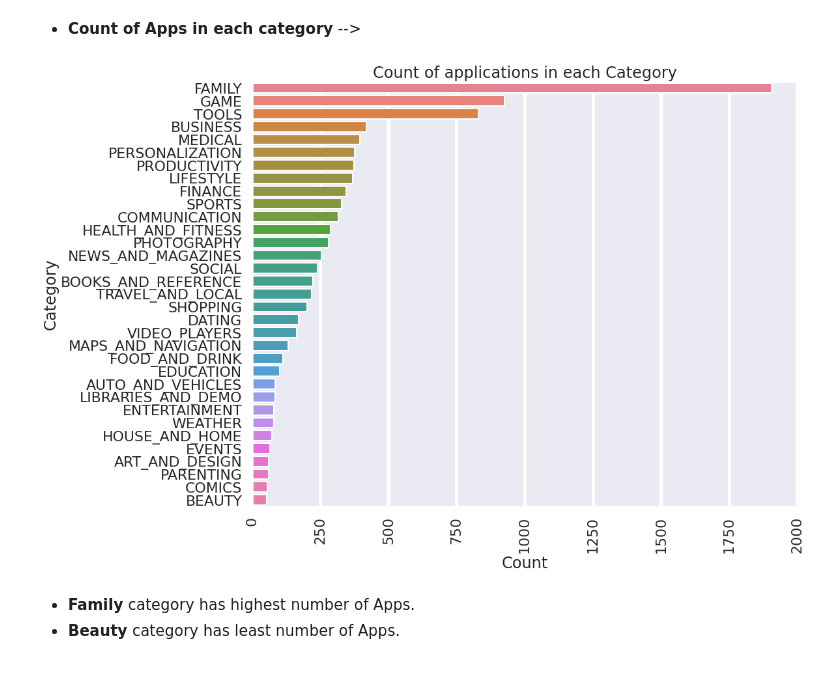
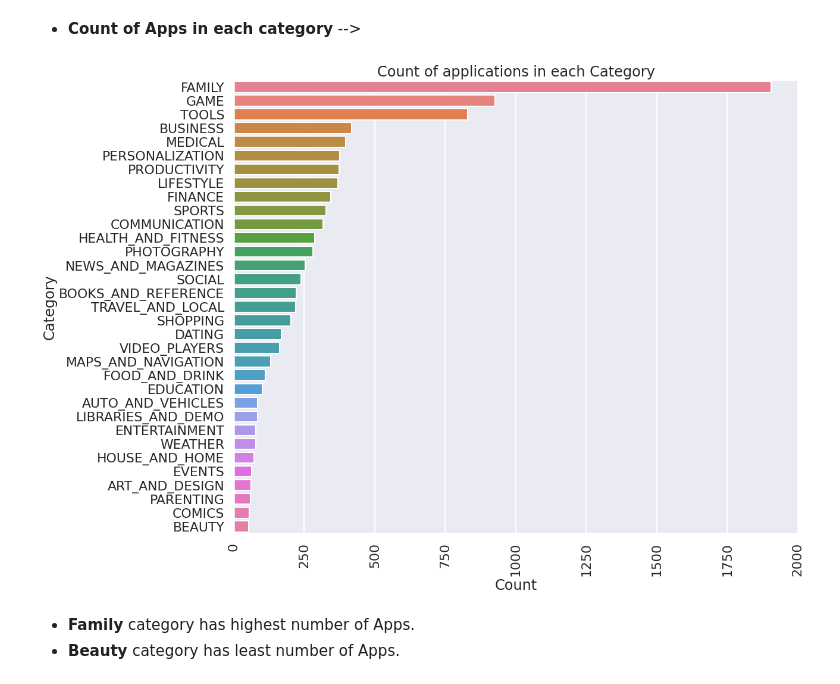
Before and after one commit to Saurabhf/Play-Store-App-Reviews-Analysis, a Jupyter notebook: Play_Store_App_Review_Analysis.ipynb, the cells around one changed output. Saved outputs shown, nothing was run; the diff lists cells and outputs as text; code cells hidden in the pictures.

```diff
--- a/Play_Store_App_Review_Analysis.ipynb
+++ b/Play_Store_App_Review_Analysis.ipynb
@@ -1130,14 +1119,14 @@ plt.show()
 * **Count of Apps in each category** -->
 # %%
 # What is total count of apps in each category?
-plt.figure(figsize=(15,12))
+plt.figure(figsize=(17,14))
 plt.xticks(rotation=90)
 plt.xlabel("Count")
 plt.ylabel("Category")
 graph = sns.barplot(x = xsis, y = ysis, palette= "husl")
 graph.set_title("Count of applications in each Category");
 # %% [output]
-[figure, old version]
+[figure, new version]
 # %% [markdown]
 * **Family** category has highest number of Apps.
 * **Beauty** category has least number of Apps.
```
Also changed, not shown: parts of 10 cells of this notebook.
